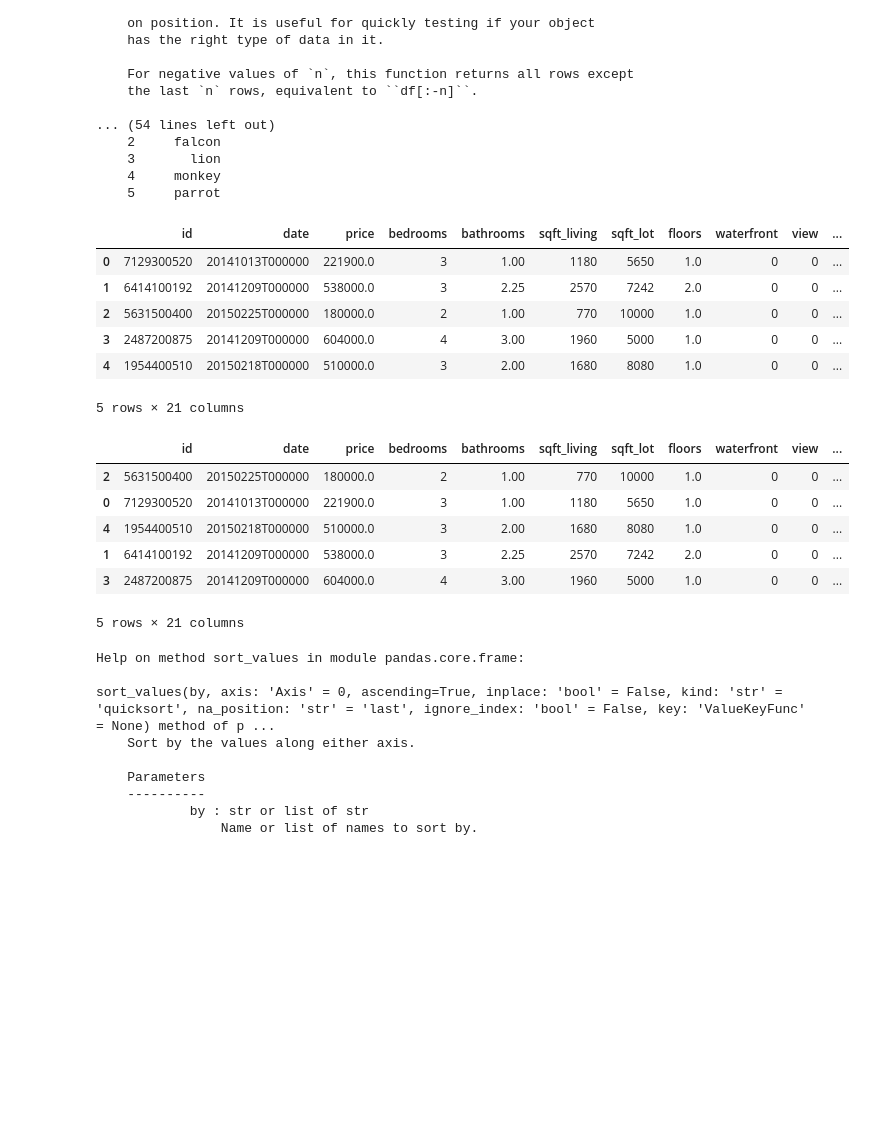
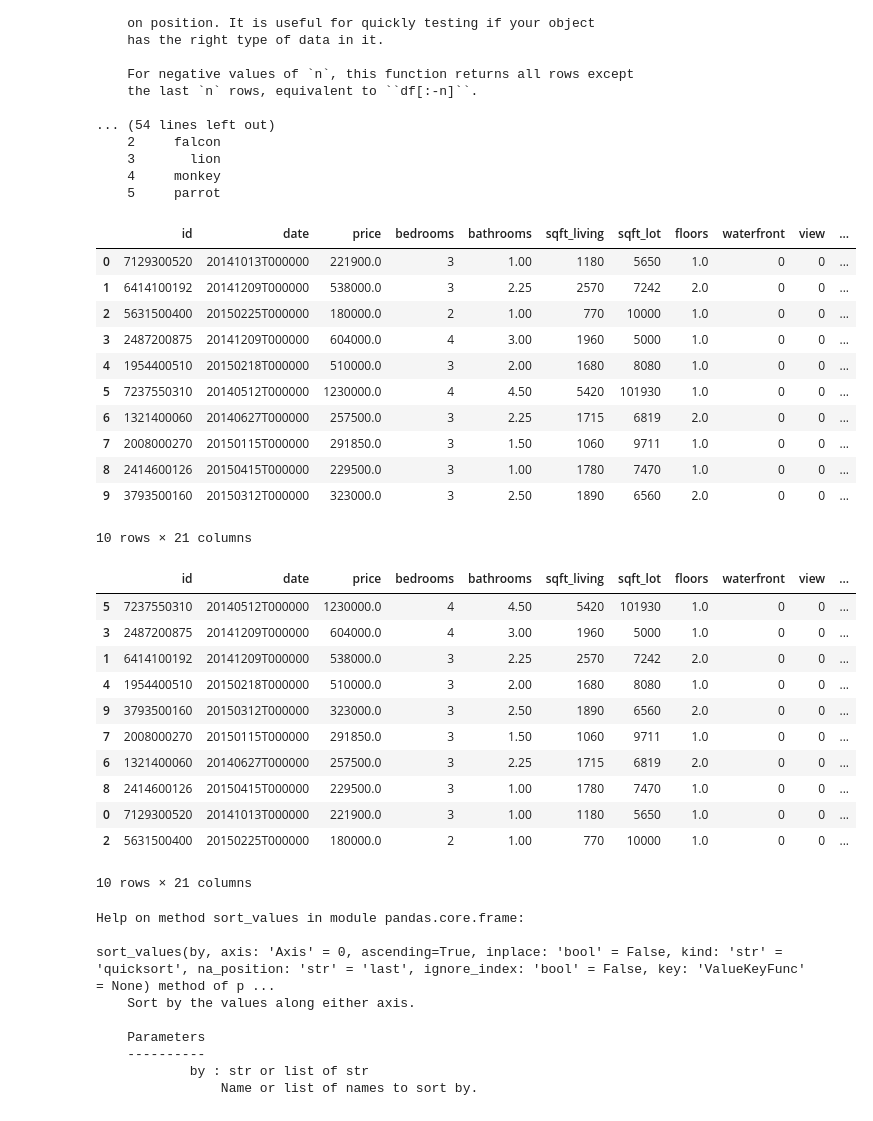
Before and after one commit to smithla-math/UCI_MATH_10, a Jupyter notebook: sections/sec_08/section_8.ipynb, the cells around one changed output. Drawn from its saved outputs; the diff is of its cells as text; code cells hidden in the pictures; blank space fills up the shorter version.

```diff
--- a/sections/sec_08/section_8.ipynb
+++ b/sections/sec_08/section_8.ipynb
@@ -277,7 +283,7 @@ head(n: 'int' = 5) -> 'FrameOrSeries' method of pandas.core.frame.DataFrame inst
     4     monkey
     5     parrot
 # %%
-head = house_price.head()
+head = house_price.head(10)
 head.to_csv('head.csv')
 # %%
 head
@@ -288,17 +294,27 @@ head
 | 2 | 5631500400 | 20150225T000000 | 180000.0 | 2 | 1.00 | 770 | 10000 | 1.0 | 0 | 0 | ... |
 | 3 | 2487200875 | 20141209T000000 | 604000.0 | 4 | 3.00 | 1960 | 5000 | 1.0 | 0 | 0 | ... |
 | 4 | 1954400510 | 20150218T000000 | 510000.0 | 3 | 2.00 | 1680 | 8080 | 1.0 | 0 | 0 | ... |
+| 5 | 7237550310 | 20140512T000000 | 1230000.0 | 4 | 4.50 | 5420 | 101930 | 1.0 | 0 | 0 | ... |
+| 6 | 1321400060 | 20140627T000000 | 257500.0 | 3 | 2.25 | 1715 | 6819 | 2.0 | 0 | 0 | ... |
+| 7 | 2008000270 | 20150115T000000 | 291850.0 | 3 | 1.50 | 1060 | 9711 | 1.0 | 0 | 0 | ... |
+| 8 | 2414600126 | 20150415T000000 | 229500.0 | 3 | 1.00 | 1780 | 7470 | 1.0 | 0 | 0 | ... |
+| 9 | 3793500160 | 20150312T000000 | 323000.0 | 3 | 2.50 | 1890 | 6560 | 2.0 | 0 | 0 | ... |
-5 rows × 21 columns
+10 rows × 21 columns
 # %%
-head.sort_values(by='price')
+head.sort_values(by='price', ascending=False)
 # %% [output]
 |  | id | date | price | bedrooms | bathrooms | sqft_living | sqft_lot | floors | waterfront | view | ... |
+| 5 | 7237550310 | 20140512T000000 | 1230000.0 | 4 | 4.50 | 5420 | 101930 | 1.0 | 0 | 0 | ... |
+| 3 | 2487200875 | 20141209T000000 | 604000.0 | 4 | 3.00 | 1960 | 5000 | 1.0 | 0 | 0 | ... |
+| 1 | 6414100192 | 20141209T000000 | 538000.0 | 3 | 2.25 | 2570 | 7242 | 2.0 | 0 | 0 | ... |
+| 4 | 1954400510 | 20150218T000000 | 510000.0 | 3 | 2.00 | 1680 | 8080 | 1.0 | 0 | 0 | ... |
+| 9 | 3793500160 | 20150312T000000 | 323000.0 | 3 | 2.50 | 1890 | 6560 | 2.0 | 0 | 0 | ... |
+| 7 | 2008000270 | 20150115T000000 | 291850.0 | 3 | 1.50 | 1060 | 9711 | 1.0 | 0 | 0 | ... |
+| 6 | 1321400060 | 20140627T000000 | 257500.0 | 3 | 2.25 | 1715 | 6819 | 2.0 | 0 | 0 | ... |
+| 8 | 2414600126 | 20150415T000000 | 229500.0 | 3 | 1.00 | 1780 | 7470 | 1.0 | 0 | 0 | ... |
+| 0 | 7129300520 | 20141013T000000 | 221900.0 | 3 | 1.00 | 1180 | 5650 | 1.0 | 0 | 0 | ... |
 | 2 | 5631500400 | 20150225T000000 | 180000.0 | 2 | 1.00 | 770 | 10000 | 1.0 | 0 | 0 | ... |
-| 0 | 7129300520 | 20141013T000000 | 221900.0 | 3 | 1.00 | 1180 | 5650 | 1.0 | 0 | 0 | ... |
-| 4 | 1954400510 | 20150218T000000 | 510000.0 | 3 | 2.00 | 1680 | 8080 | 1.0 | 0 | 0 | ... |
-| 1 | 6414100192 | 20141209T000000 | 538000.0 | 3 | 2.25 | 2570 | 7242 | 2.0 | 0 | 0 | ... |
-| 3 | 2487200875 | 20141209T000000 | 604000.0 | 4 | 3.00 | 1960 | 5000 | 1.0 | 0 | 0 | ... |
-5 rows × 21 columns
+10 rows × 21 columns
 # %%
 help(head.sort_values)
 # %% [output]
```
Also changed, not shown: parts of 33 cells of this notebook, 1 other file.
